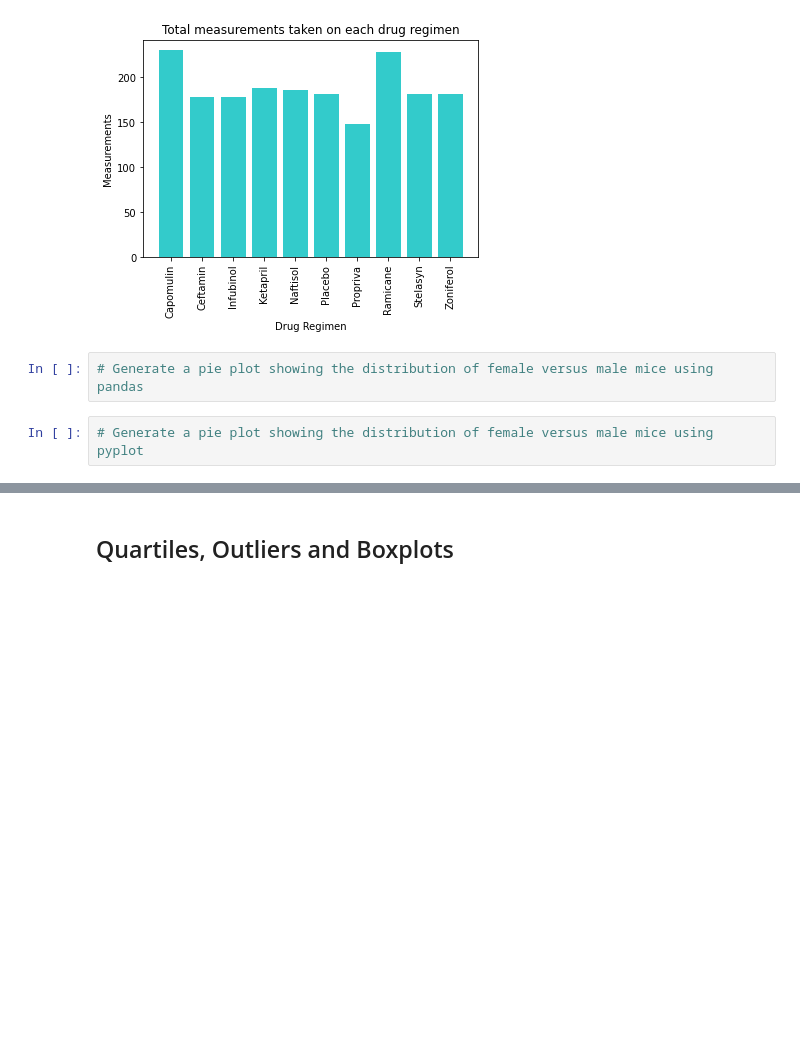
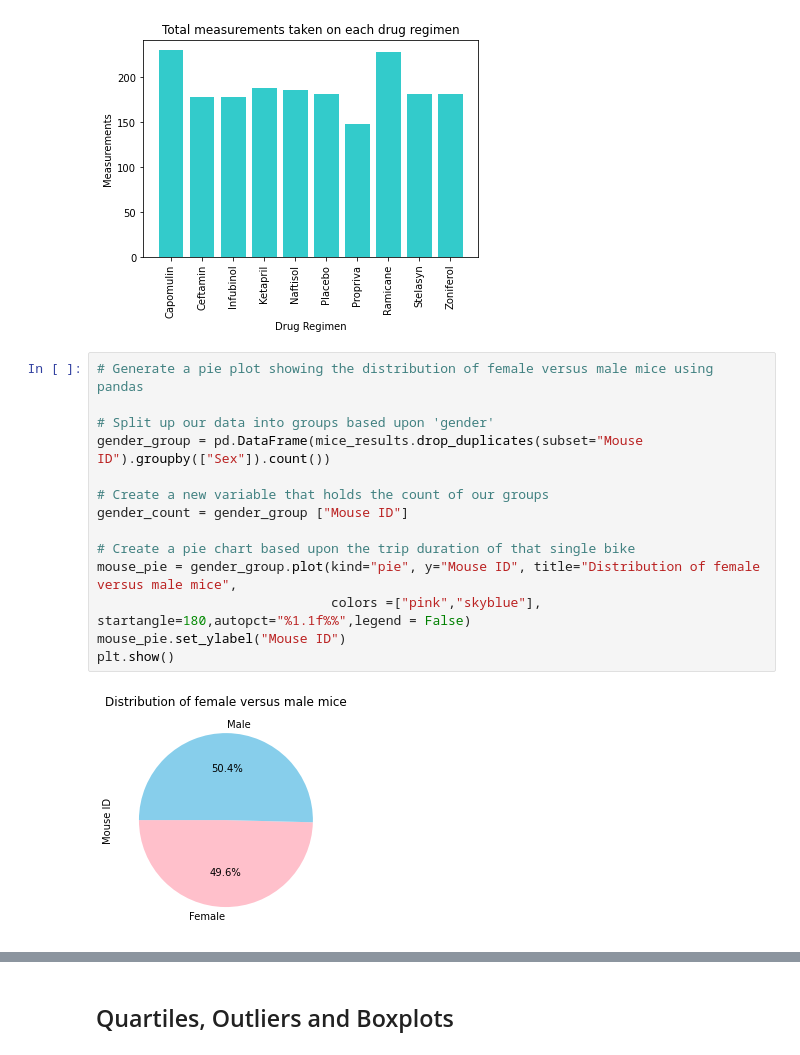
Before and after one commit to Sunny419-hub/Matplotlib-challenge, a Jupyter notebook: Pymaceuticals/pymaceuticals.ipynb, the cells around one changed output, grey strips where cells are left out. Cells and saved outputs as stored; diff of their text form; blank space fills up the shorter version.

```diff
--- a/Pymaceuticals/pymaceuticals.ipynb
+++ b/Pymaceuticals/pymaceuticals.ipynb
@@ -181,7 +184,19 @@ plt.xlabel("Drug Regimen")
 tick_locations = [value for value in x_axis]
 # %% [output]
 [figure]
-# %%
-# Generate a pie plot showing the distribution of female versus male mice using pandas
-# %%
-# Generate a pie plot showing the distribution of female versus male mice using pyplot
+# %%
+# Generate a pie plot showing the distribution of female versus male mice using pandas
+
+# Split up our data into groups based upon 'gender'
+gender_group = pd.DataFrame(mice_results.drop_duplicates(subset="Mouse ID").groupby(["Sex"]).count())
+
+# Create a new variable that holds the count of our groups
+gender_count = gender_group ["Mouse ID"]
+
+# Create a pie chart based upon the trip duration of that single bike
+mouse_pie = gender_group.plot(kind="pie", y="Mouse ID", title="Distribution of female versus male mice",
+                              colors =["pink","skyblue"], startangle=180,autopct="%1.1f%%",legend = False)
+mouse_pie.set_ylabel("Mouse ID")
+plt.show()
+# %% [output]
+[figure, added]
```
Also changed, not shown: parts of 5 cells of this notebook.
